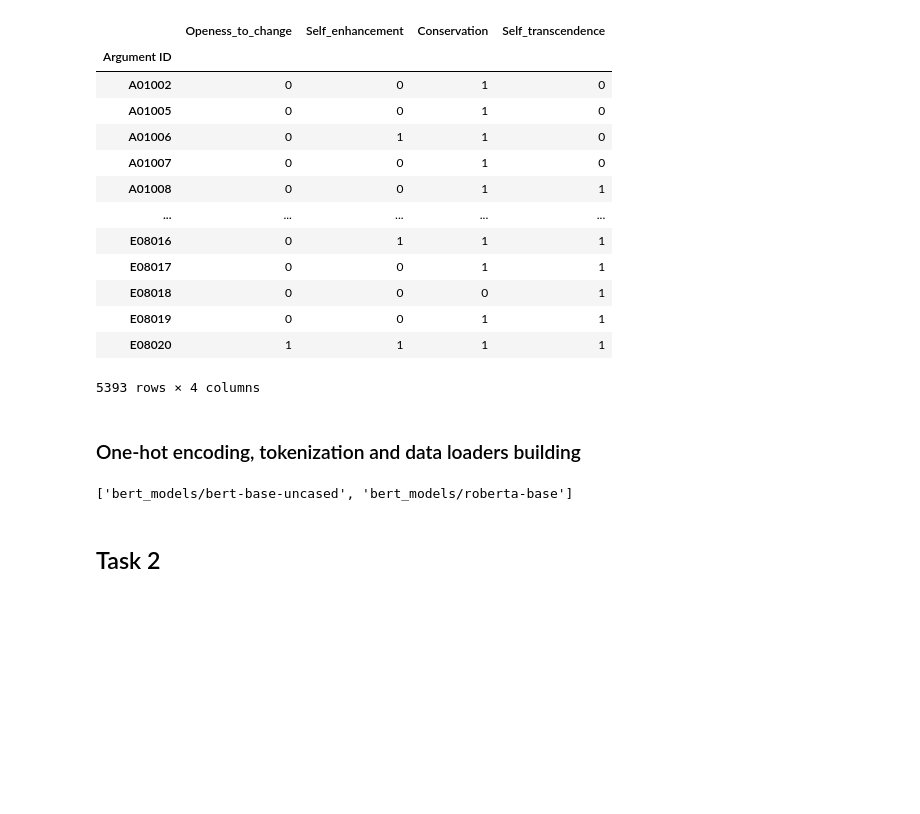
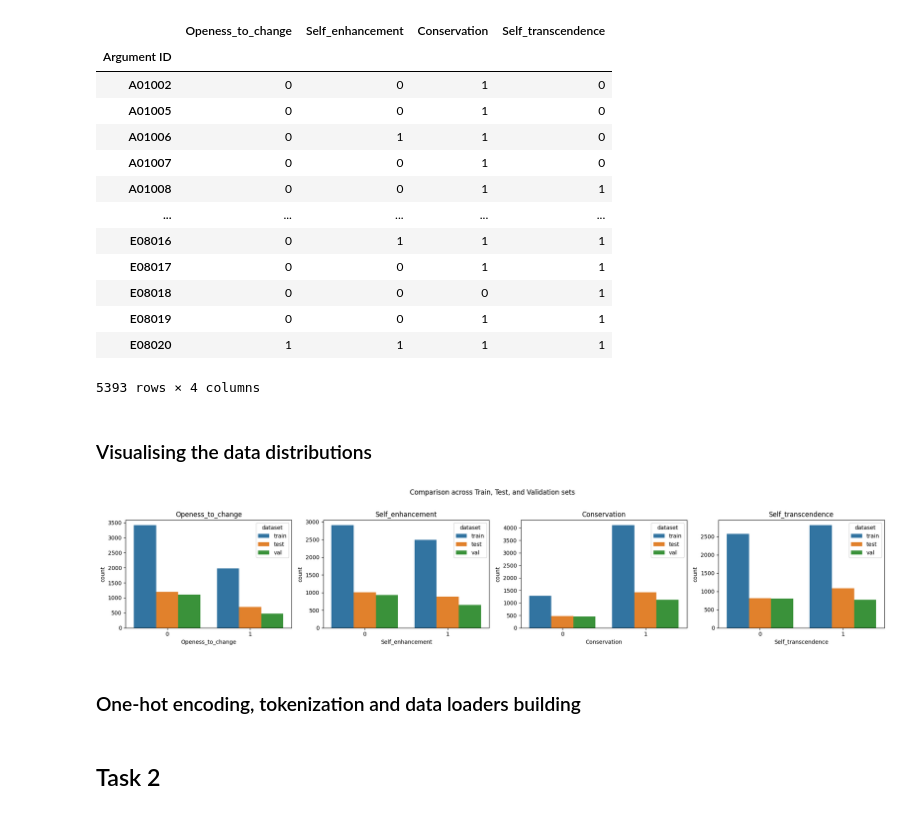
Before and after one commit to GianM0027/NLP_homework_2, a Jupyter notebook: main_notebook.ipynb, the cells around one changed output. Drawn from its saved outputs; the diff is of its cells as text; code cells hidden in the pictures; blank space fills up the shorter version.

```diff
--- a/main_notebook.ipynb
+++ b/main_notebook.ipynb
@@ -119,5 +191,11 @@ The training labels after the mapping are the following:
 | E08019 | 0 | 0 | 1 | 1 |
 | E08020 | 1 | 1 | 1 | 1 |
 5393 rows × 4 columns
+# %% [markdown]
+### Visualising the data distributions
+# %%
+plot_comparison_across_sets(train_labels_df, val_labels_df, test_labels_df)
+# %% [output]
+[figure, added]
 # %% [markdown]
 ### One-hot encoding, tokenization and data loaders building
@@ -129,4 +201,0 @@ else:
-# %%
-print(bert_versions_paths)
-# %% [output]
-['bert_models/bert-base-uncased', 'bert_models/roberta-base']
```
Also changed, not shown: parts of 40 cells of this notebook, 8 other files.
